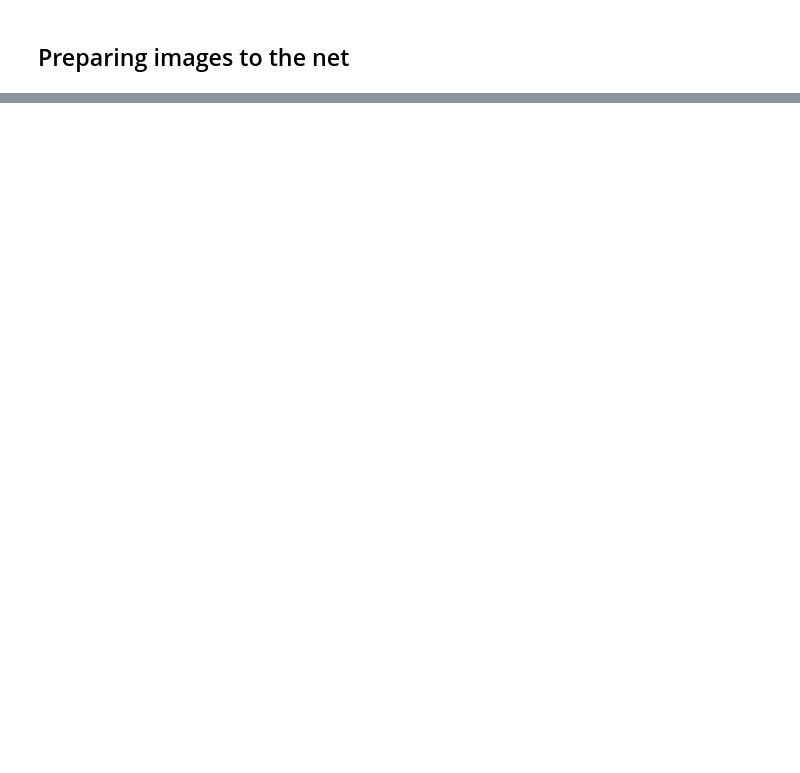
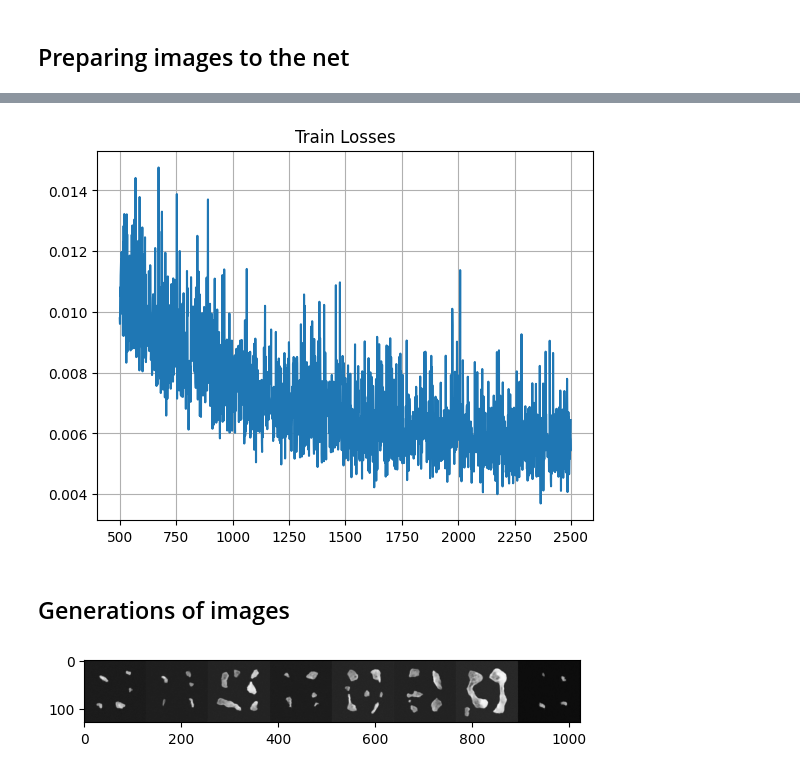
Before and after one commit to PudWin14/Generative_AI_TFM, a Jupyter notebook: Diffusion/Training_diffusion/Training_LEGO/Lego_diffusion_generation.ipynb, the cells around one changed output, grey strips where cells are left out. Cells and saved outputs as stored; diff of their text form; code cells hidden in the pictures; blank space fills up the shorter version.

```diff
--- a/Diffusion/Training_diffusion/Training_LEGO/Lego_diffusion_generation.ipynb
+++ b/Diffusion/Training_diffusion/Training_LEGO/Lego_diffusion_generation.ipynb
@@ -131,0 +348,8 @@ show_images(next(iter(train_dataloader))[0][:8])
+# %%
+plt.title("Train Losses")
+plt.plot(range(500,len(train_loss)),train_loss[500:]);
+plt.grid()
+# %% [output]
+[figure, added]
+# %% [markdown]
+## Generations of images
@@ -131,0 +359,6 @@ show_images(next(iter(train_dataloader))[0][:8])
+# %%
+ToTensor = transforms.ToTensor()
+imgs_tensor = [ToTensor(img) for img in ims]
+show_images_list(images_list=imgs_tensor)
+# %% [output]
+[figure, added]
```
Also changed, not shown: parts of 21 cells of this notebook.
